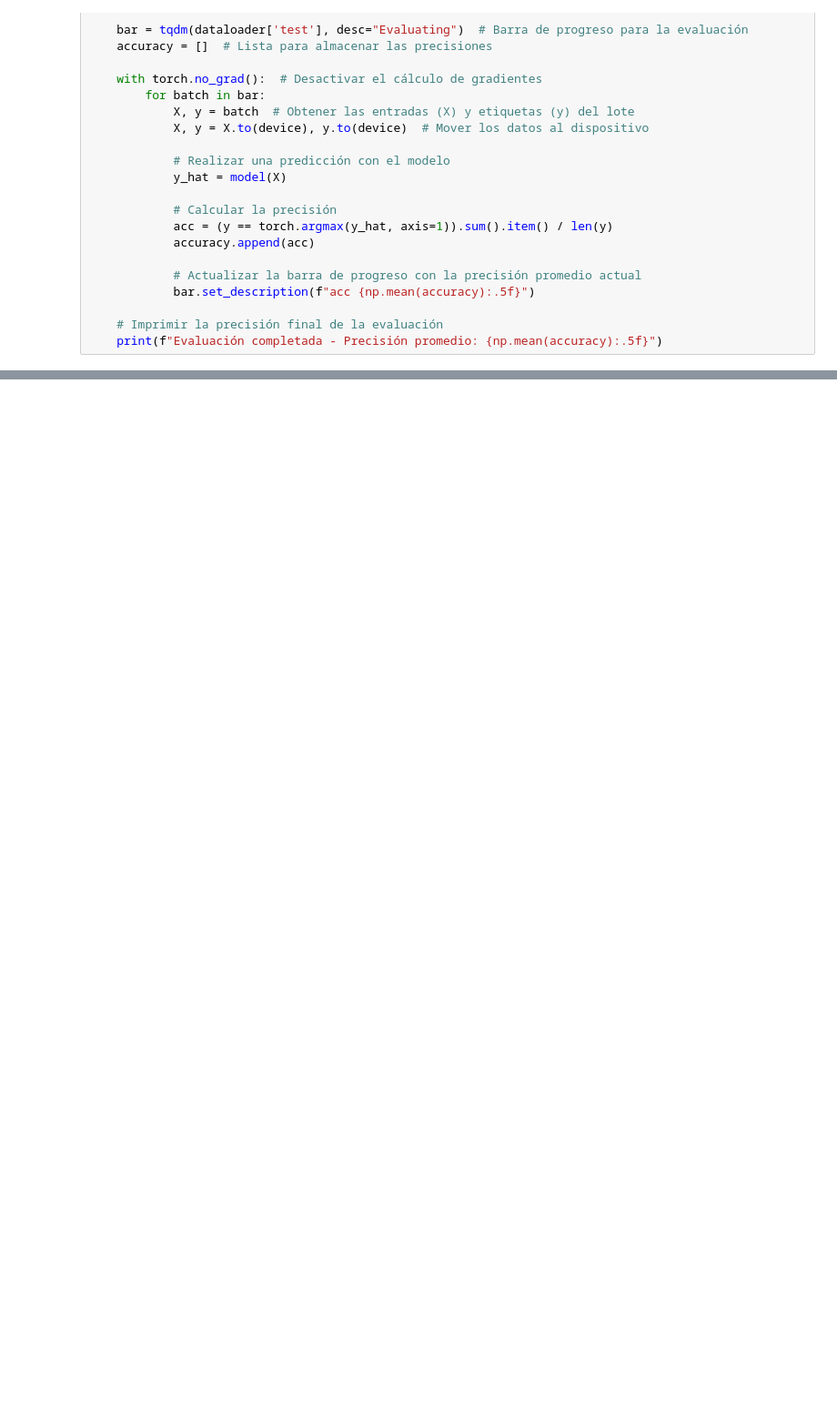
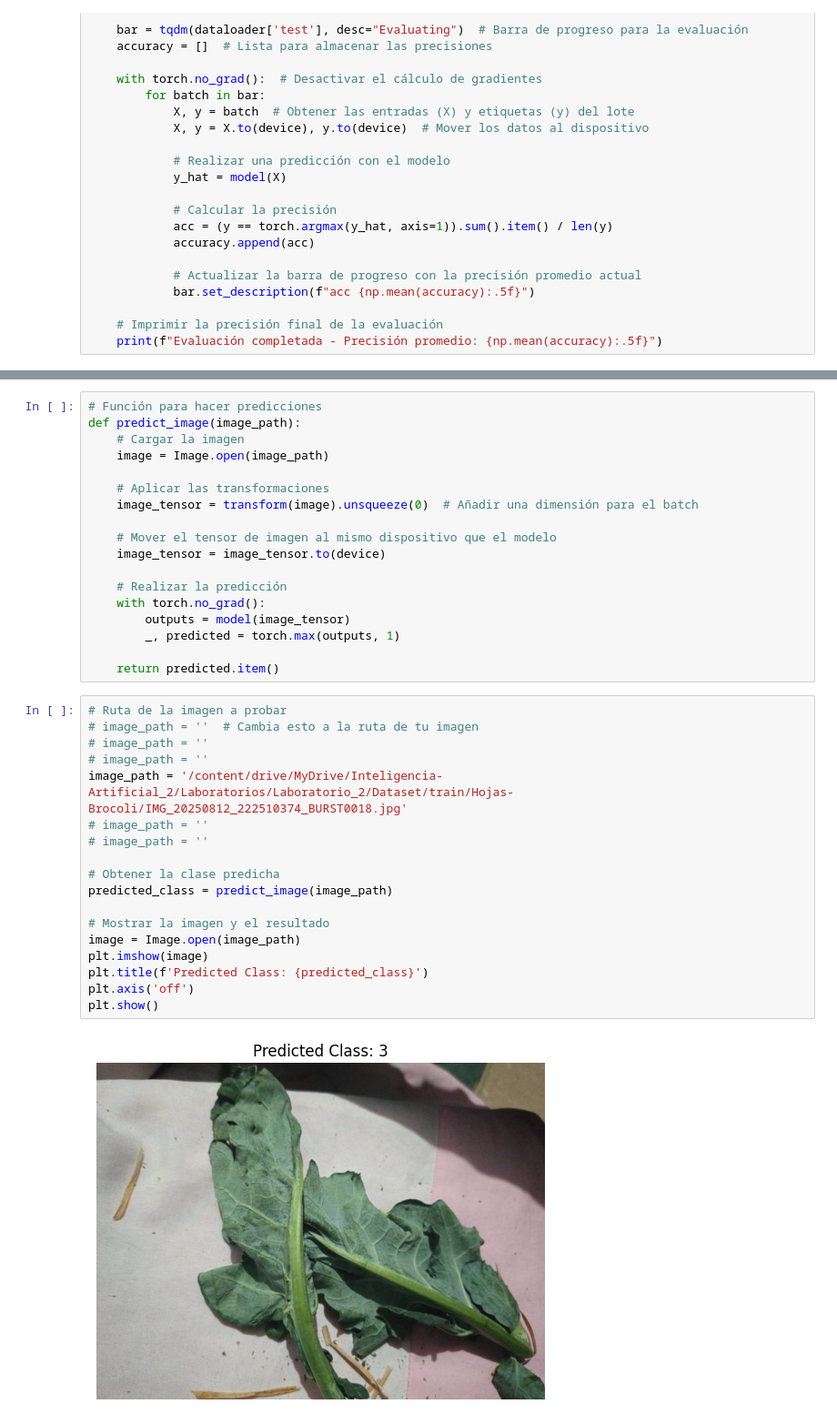
Before and after one commit to David-Code404/Inteligencia-Artificial-2, a Jupyter notebook: Laboratorios/Laboratorio1MLP/MLP/LAB_01_MLP.ipynb, the cells around one changed output, grey strips where cells are left out. Shown at 91% size. Cells and saved outputs as stored; diff of their text form; blank space fills up the shorter version.

```diff
--- a/Laboratorios/Laboratorio1MLP/MLP/LAB_01_MLP.ipynb
+++ b/Laboratorios/Laboratorio1MLP/MLP/LAB_01_MLP.ipynb
@@ -511,0 +586,38 @@ Sobre los resultamos aún no se especificó los resultados correctos ya que se h
+# %%
+# Función para hacer predicciones
+def predict_image(image_path):
+    # Cargar la imagen
+    image = Image.open(image_path)
+
+    # Aplicar las transformaciones
+    image_tensor = transform(image).unsqueeze(0)  # Añadir una dimensión para el batch
+
+    # Mover el tensor de imagen al mismo dispositivo que el modelo
+    image_tensor = image_tensor.to(device)
+
+    # Realizar la predicción
+    with torch.no_grad():
+        outputs = model(image_tensor)
+        _, predicted = torch.max(outputs, 1)
+
+    return predicted.item()
+# %%
+# Ruta de la imagen a probar
+# image_path = ''  # Cambia esto a la ruta de tu imagen
+# image_path = ''
+# image_path = ''
+image_path = '/content/drive/MyDrive/Inteligencia-Artificial_2/Laboratorios/Laboratorio_2/Dataset/train/Hojas-Brocoli/IMG_20250812_222510374_BURST0018.jpg'
+# image_path = ''
+# image_path = ''
+
+# Obtener la clase predicha
+predicted_class = predict_image(image_path)
+
+# Mostrar la imagen y el resultado
+image = Image.open(image_path)
+plt.imshow(image)
+plt.title(f'Predicted Class: {predicted_class}')
+plt.axis('off')
+plt.show()
+# %% [output]
+[figure, added]
```
Also changed, not shown: parts of 32 cells of this notebook.
